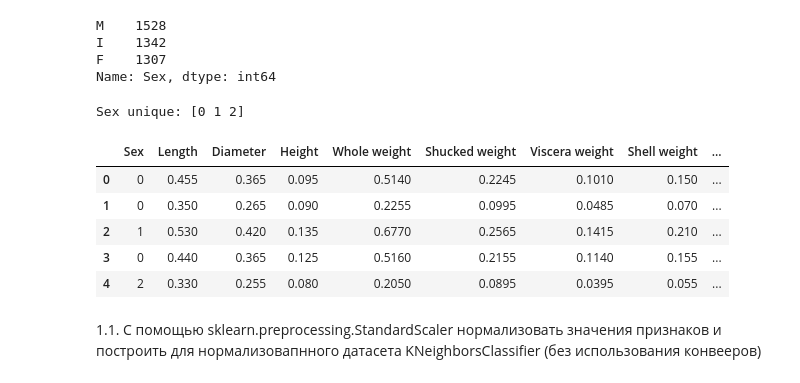
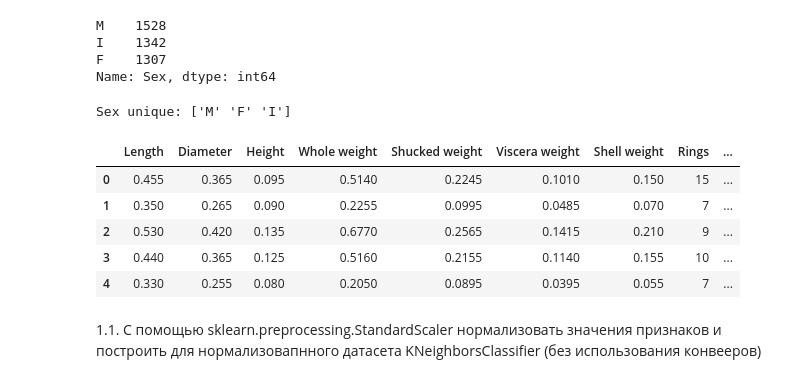
Before and after one commit to yaroslavtsepkov/data-analysis-tools, a Jupyter notebook: tree/05_tree_tsepkov_yaroslav.ipynb, the cells around one changed output. Cells and saved outputs as stored; diff of their text form; code cells hidden in the pictures.

```diff
--- a/tree/05_tree_tsepkov_yaroslav.ipynb
+++ b/tree/05_tree_tsepkov_yaroslav.ipynb
@@ -7,7 +9,7 @@ np.random.seed(13)
 # %% [markdown]
 1.0. Для вашего датасета преобразовать категориальные признаки в бинарные с помощью pd.factorize / pd.get_dummies
 # %%
-path = '/content/abalone.data'
+path = 'abalone.data'
 abalone = pd.read_csv(path)
 print(f'Sex unique: {abalone.Sex.unique()}')
 abalone.head()
@@ -29,18 +31,17 @@ I    1342
 F    1307
 Name: Sex, dtype: int64
 # %%
-codes, uniques = pd.factorize(abalone.Sex)
-abalone.Sex = codes
 print(f'Sex unique: {abalone.Sex.unique()}')
+abalone = pd.get_dummies(data=abalone)
 abalone.head()
 # %% [output]
-Sex unique: [0 1 2]
+Sex unique: ['M' 'F' 'I']
-|  | Sex | Length | Diameter | Height | Whole weight | Shucked weight | Viscera weight | Shell weight | ... |
-| 0 | 0 | 0.455 | 0.365 | 0.095 | 0.5140 | 0.2245 | 0.1010 | 0.150 | ... |
-| 1 | 0 | 0.350 | 0.265 | 0.090 | 0.2255 | 0.0995 | 0.0485 | 0.070 | ... |
-| 2 | 1 | 0.530 | 0.420 | 0.135 | 0.6770 | 0.2565 | 0.1415 | 0.210 | ... |
-| 3 | 0 | 0.440 | 0.365 | 0.125 | 0.5160 | 0.2155 | 0.1140 | 0.155 | ... |
-| 4 | 2 | 0.330 | 0.255 | 0.080 | 0.2050 | 0.0895 | 0.0395 | 0.055 | ... |
+|  | Length | Diameter | Height | Whole weight | Shucked weight | Viscera weight | Shell weight | Rings | ... |
+| 0 | 0.455 | 0.365 | 0.095 | 0.5140 | 0.2245 | 0.1010 | 0.150 | 15 | ... |
+| 1 | 0.350 | 0.265 | 0.090 | 0.2255 | 0.0995 | 0.0485 | 0.070 | 7 | ... |
+| 2 | 0.530 | 0.420 | 0.135 | 0.6770 | 0.2565 | 0.1415 | 0.210 | 9 | ... |
+| 3 | 0.440 | 0.365 | 0.125 | 0.5160 | 0.2155 | 0.1140 | 0.155 | 10 | ... |
+| 4 | 0.330 | 0.255 | 0.080 | 0.2050 | 0.0895 | 0.0395 | 0.055 | 7 | ... |
 # %% [markdown]
 1.1. С помощью sklearn.preprocessing.StandardScaler нормализовать значения признаков и построить для нормализовапнного датасета KNeighborsClassifier (без использования конвееров)
 # %%
```
Also changed, not shown: parts of 14 cells of this notebook, 3 other files.
